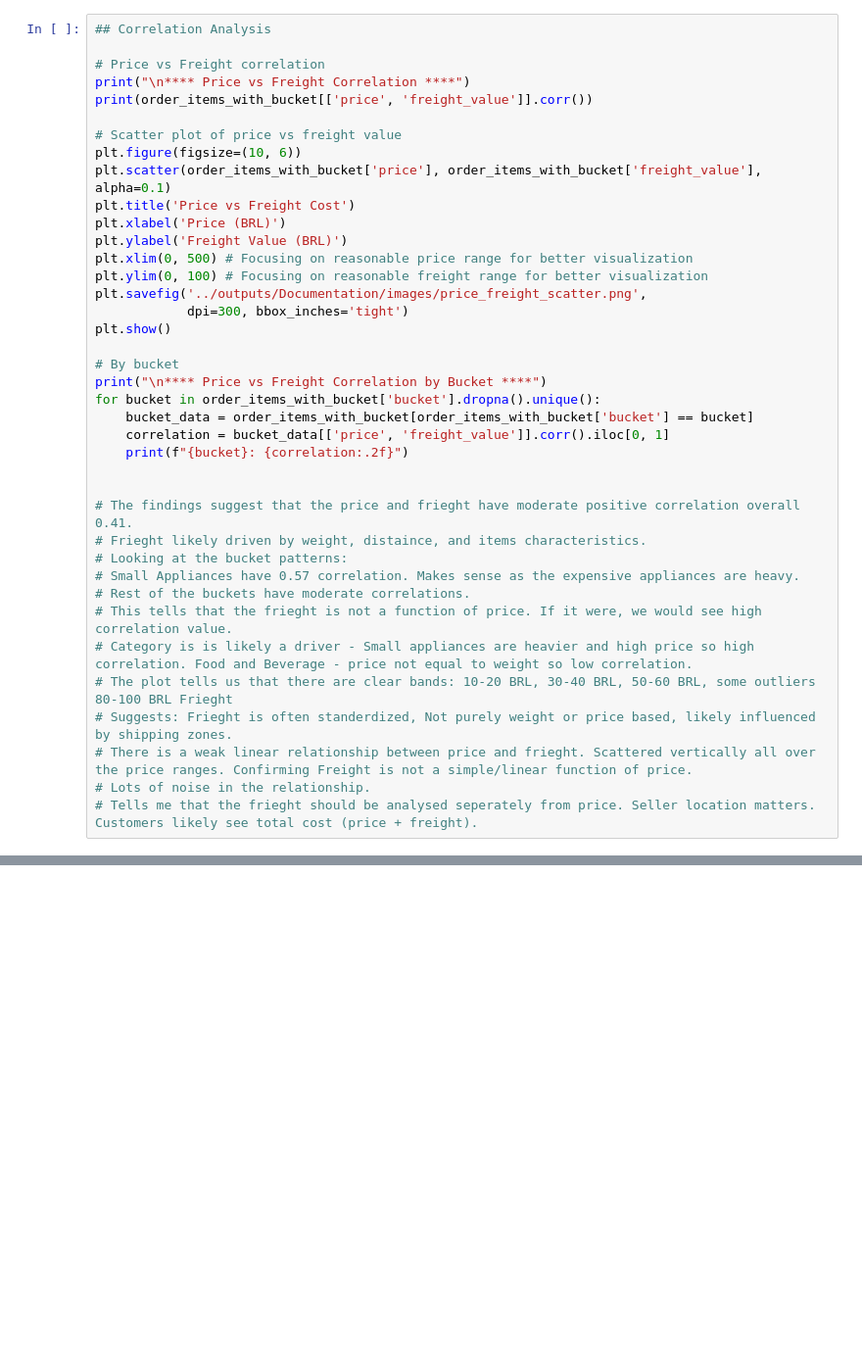
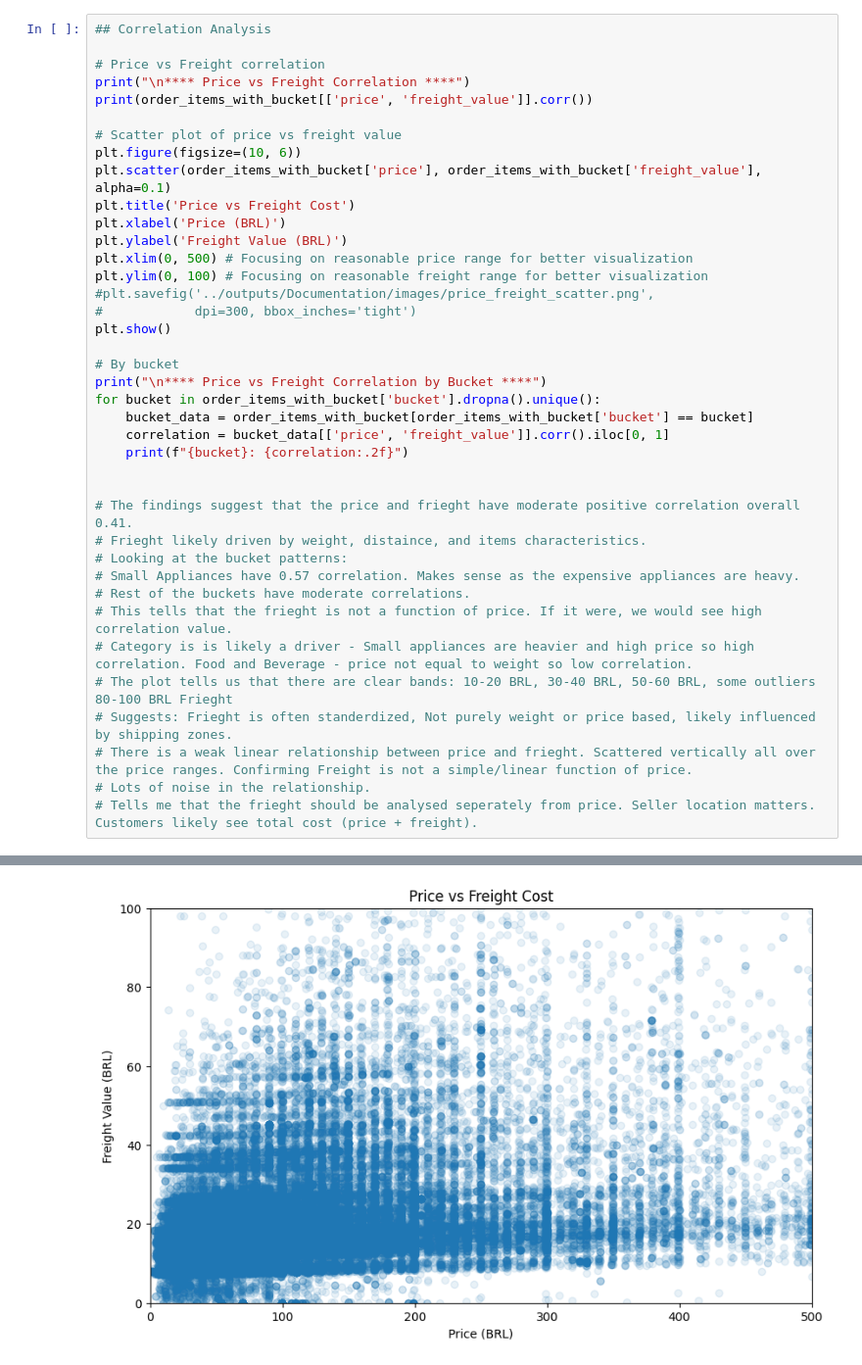
Before and after one commit to DineshPoddaturi/ecommerce-pricing-transformation, a Jupyter notebook: notebooks/01_data_exploration_business_context.ipynb, the cells around one changed output, grey strips where cells are left out. Shown at 98% size. Saved outputs shown, nothing was run; the diff lists cells and outputs as text; blank space fills up the shorter version.

```diff
--- a/notebooks/01_data_exploration_business_context.ipynb
+++ b/notebooks/01_data_exploration_business_context.ipynb
@@ -292,8 +422,8 @@ plt.xlabel('Price (BRL)')
 plt.ylabel('Freight Value (BRL)')
 plt.xlim(0, 500) # Focusing on reasonable price range for better visualization
 plt.ylim(0, 100) # Focusing on reasonable freight range for better visualization
-plt.savefig('../outputs/Documentation/images/price_freight_scatter.png',
-            dpi=300, bbox_inches='tight')
+#plt.savefig('../outputs/Documentation/images/price_freight_scatter.png',
+#            dpi=300, bbox_inches='tight')
 plt.show()
 
 # By bucket
@@ -316,3 +446,4 @@ for bucket in order_items_with_bucket['bucket'].dropna().unique():
 # There is a weak linear relationship between price and frieght. Scattered vertically all over the price ranges. Confirming Freight is not a simple/linear function of price.
 # Lots of noise in the relationship.
 # Tells me that the frieght should be analysed seperately from price. Seller location matters. Customers likely see total cost (price + freight).
+# %% [output]
@@ -318,0 +454 @@ for bucket in order_items_with_bucket['bucket'].dropna().unique():
+[figure, added]
```
Also changed, not shown: parts of 25 cells of this notebook, 1 other file.
